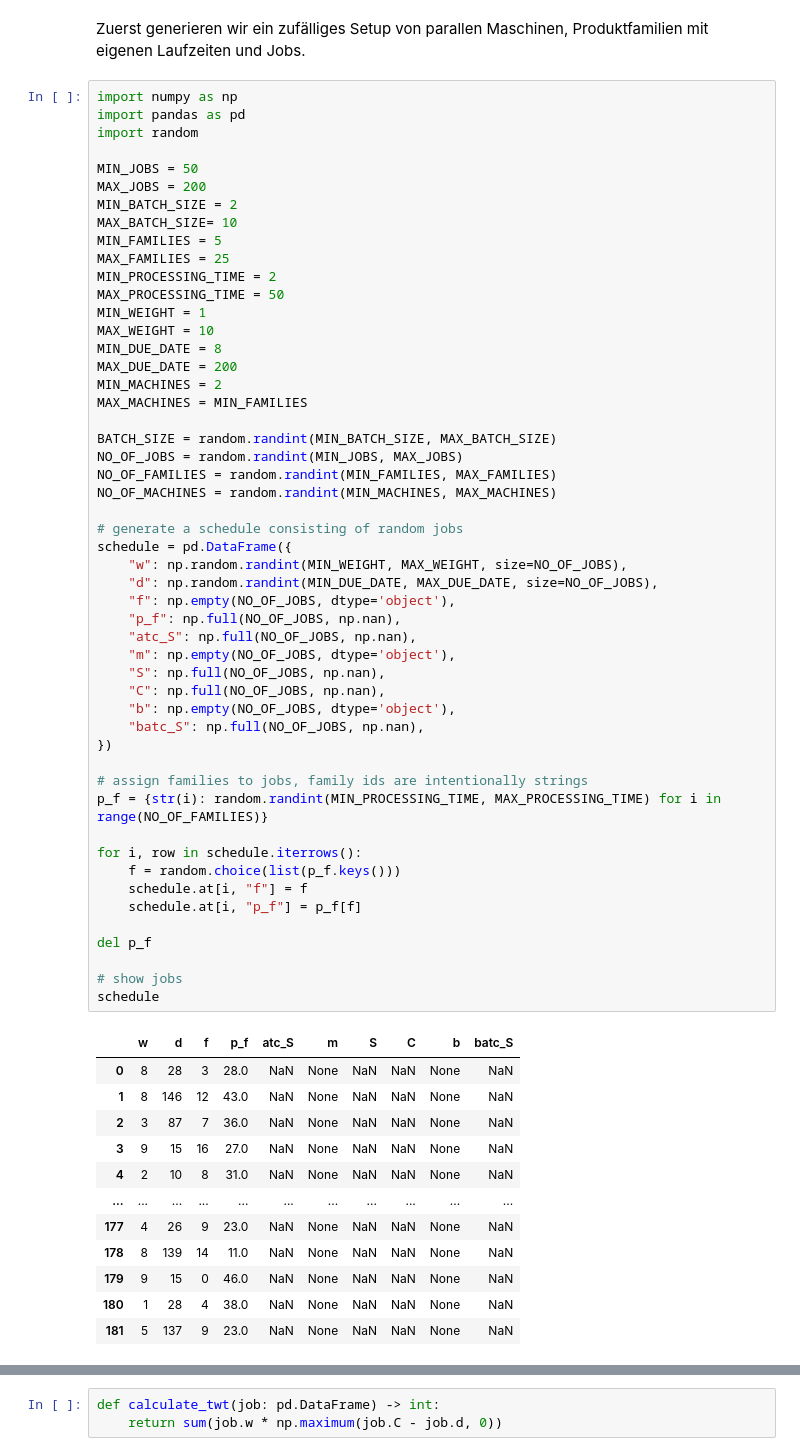
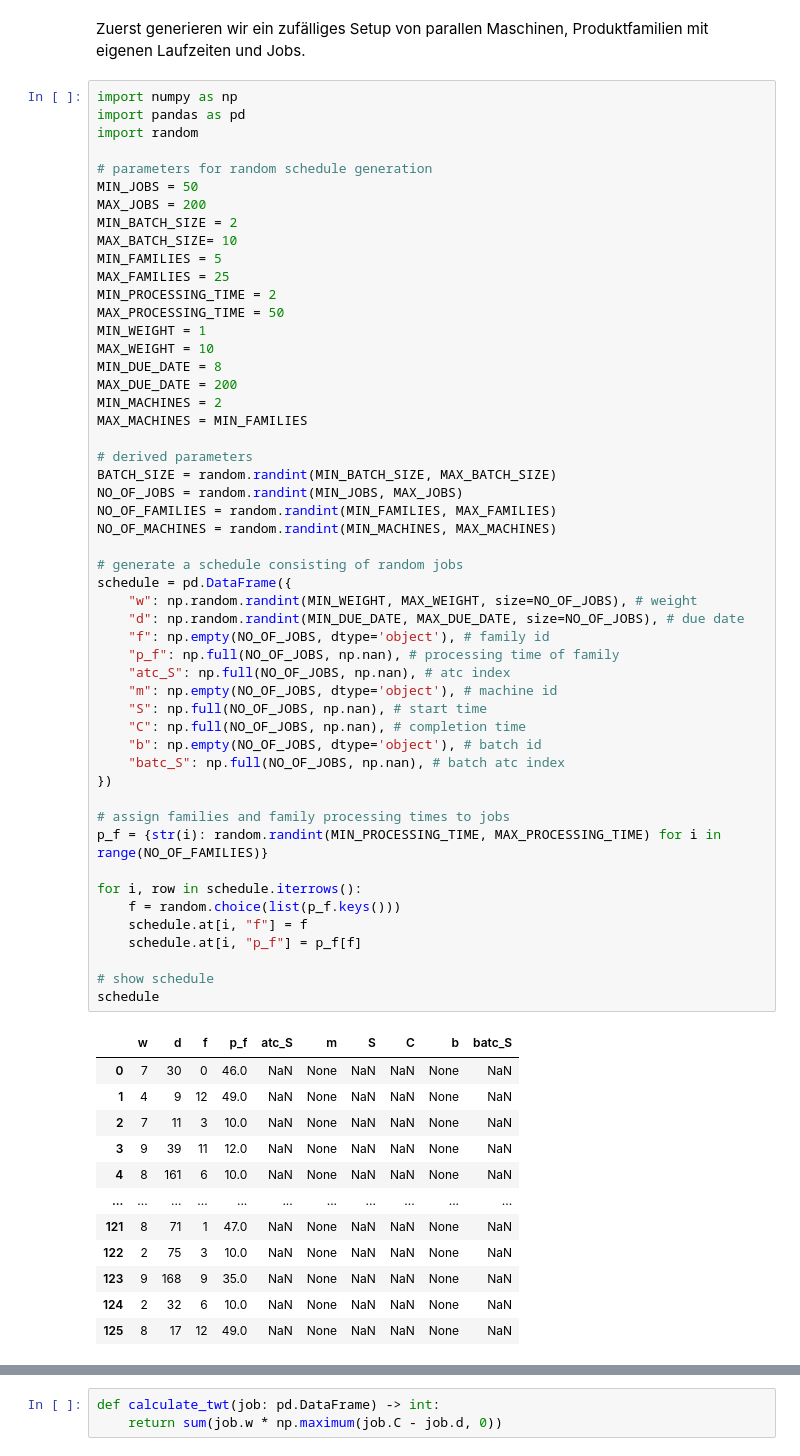
Before and after one commit to PROmetheus-94/Planungs-_und_Dispositionssysteme, a Jupyter notebook: Notebooks/Scheduling_VNS_ParallelIncompatibleBatchMachinesTWT.ipynb, the cells around one changed output, grey strips where cells are left out. Cells and saved outputs as stored; diff of their text form.

```diff
--- a/Notebooks/Scheduling_VNS_ParallelIncompatibleBatchMachinesTWT.ipynb
+++ b/Notebooks/Scheduling_VNS_ParallelIncompatibleBatchMachinesTWT.ipynb
@@ -8,6 +8,7 @@ import numpy as np
 import pandas as pd
 import random
 
+# parameters for random schedule generation
 MIN_JOBS = 50
 MAX_JOBS = 200
 MIN_BATCH_SIZE = 2
@@ -15,55 +16,54 @@ MAX_BATCH_SIZE= 10
 MIN_FAMILIES = 5
 MAX_FAMILIES = 25
 MIN_PROCESSING_TIME = 2
 MAX_PROCESSING_TIME = 50
 MIN_WEIGHT = 1
 MAX_WEIGHT = 10
 MIN_DUE_DATE = 8
 MAX_DUE_DATE = 200
 MIN_MACHINES = 2
 MAX_MACHINES = MIN_FAMILIES
 
+# derived parameters
 BATCH_SIZE = random.randint(MIN_BATCH_SIZE, MAX_BATCH_SIZE)
 NO_OF_JOBS = random.randint(MIN_JOBS, MAX_JOBS)
 NO_OF_FAMILIES = random.randint(MIN_FAMILIES, MAX_FAMILIES)
 NO_OF_MACHINES = random.randint(MIN_MACHINES, MAX_MACHINES)
 
 # generate a schedule consisting of random jobs
 schedule = pd.DataFrame({
-    "w": np.random.randint(MIN_WEIGHT, MAX_WEIGHT, size=NO_OF_JOBS),
-    "d": np.random.randint(MIN_DUE_DATE, MAX_DUE_DATE, size=NO_OF_JOBS),
-    "f": np.empty(NO_OF_JOBS, dtype='object'),
-    "p_f": np.full(NO_OF_JOBS, np.nan),
-    "atc_S": np.full(NO_OF_JOBS, np.nan),
-    "m": np.empty(NO_OF_JOBS, dtype='object'),
-    "S": np.full(NO_OF_JOBS, np.nan),
-    "C": np.full(NO_OF_JOBS, np.nan),
-    "b": np.empty(NO_OF_JOBS, dtype='object'),
-    "batc_S": np.full(NO_OF_JOBS, np.nan),
+    "w": np.random.randint(MIN_WEIGHT, MAX_WEIGHT, size=NO_OF_JOBS), # weight
+    "d": np.random.randint(MIN_DUE_DATE, MAX_DUE_DATE, size=NO_OF_JOBS), # due date
+    "f": np.empty(NO_OF_JOBS, dtype='object'), # family id
+    "p_f": np.full(NO_OF_JOBS, np.nan), # processing time of family
+    "atc_S": np.full(NO_OF_JOBS, np.nan), # atc index
+    "m": np.empty(NO_OF_JOBS, dtype='object'), # machine id
+    "S": np.full(NO_OF_JOBS, np.nan), # start time
+    "C": np.full(NO_OF_JOBS, np.nan), # completion time
+    "b": np.empty(NO_OF_JOBS, dtype='object'), # batch id
+    "batc_S": np.full(NO_OF_JOBS, np.nan), # batch atc index
 })
 
-# assign families to jobs, family ids are intentionally strings
+# assign families and family processing times to jobs
 p_f = {str(i): random.randint(MIN_PROCESSING_TIME, MAX_PROCESSING_TIME) for i in range(NO_OF_FAMILIES)}
 
 for i, row in schedule.iterrows():
     f = random.choice(list(p_f.keys()))
     schedule.at[i, "f"] = f
     schedule.at[i, "p_f"] = p_f[f]
 
-del p_f
-
-# show jobs
+# show schedule
 schedule
 # %% [output]
 |  | w | d | f | p_f | atc_S | m | S | C | b | batc_S |
-| 0 | 8 | 28 | 3 | 28.0 | NaN | None | NaN | NaN | None | NaN |
-| 1 | 8 | 146 | 12 | 43.0 | NaN | None | NaN | NaN | None | NaN |
-| 2 | 3 | 87 | 7 | 36.0 | NaN | None | NaN | NaN | None | NaN |
-| 3 | 9 | 15 | 16 | 27.0 | NaN | None | NaN | NaN | None | NaN |
-| 4 | 2 | 10 | 8 | 31.0 | NaN | None | NaN | NaN | None | NaN |
+| 0 | 7 | 30 | 0 | 46.0 | NaN | None | NaN | NaN | None | NaN |
+| 1 | 4 | 9 | 12 | 49.0 | NaN | None | NaN | NaN | None | NaN |
+| 2 | 7 | 11 | 3 | 10.0 | NaN | None | NaN | NaN | None | NaN |
+| 3 | 9 | 39 | 11 | 12.0 | NaN | None | NaN | NaN | None | NaN |
+| 4 | 8 | 161 | 6 | 10.0 | NaN | None | NaN | NaN | None | NaN |
 | ... | ... | ... | ... | ... | ... | ... | ... | ... | ... | ... |
-| 177 | 4 | 26 | 9 | 23.0 | NaN | None | NaN | NaN | None | NaN |
-| 178 | 8 | 139 | 14 | 11.0 | NaN | None | NaN | NaN | None | NaN |
-| 179 | 9 | 15 | 0 | 46.0 | NaN | None | NaN | NaN | None | NaN |
-| 180 | 1 | 28 | 4 | 38.0 | NaN | None | NaN | NaN | None | NaN |
-| 181 | 5 | 137 | 9 | 23.0 | NaN | None | NaN | NaN | None | NaN |
+| 121 | 8 | 71 | 1 | 47.0 | NaN | None | NaN | NaN | None | NaN |
+| 122 | 2 | 75 | 3 | 10.0 | NaN | None | NaN | NaN | None | NaN |
+| 123 | 9 | 168 | 9 | 35.0 | NaN | None | NaN | NaN | None | NaN |
+| 124 | 2 | 32 | 6 | 10.0 | NaN | None | NaN | NaN | None | NaN |
+| 125 | 8 | 17 | 12 | 49.0 | NaN | None | NaN | NaN | None | NaN |
```
Also changed, not shown: parts of 31 cells of this notebook.
